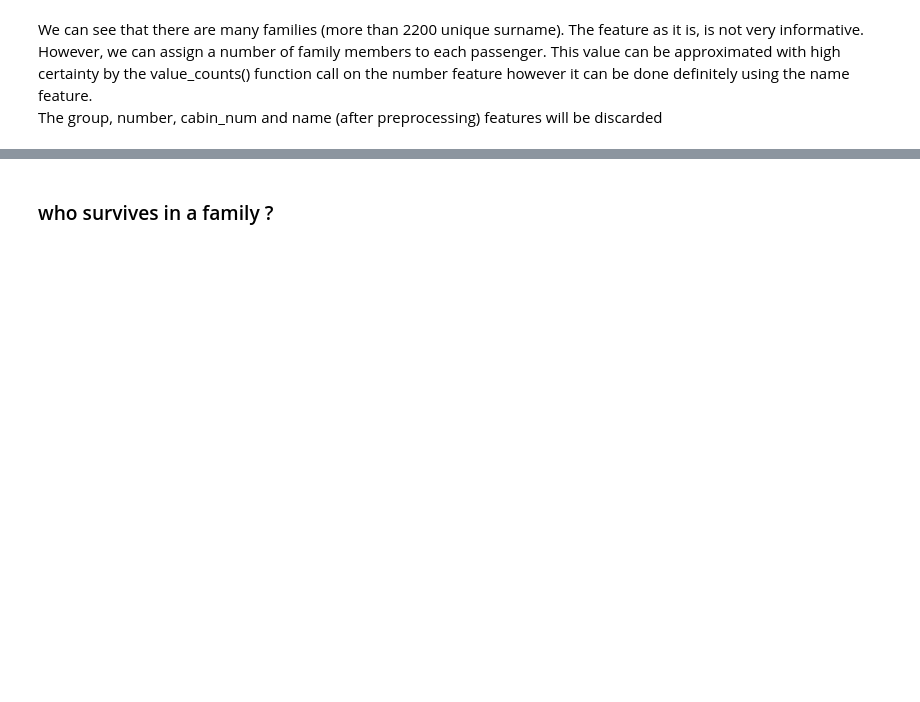
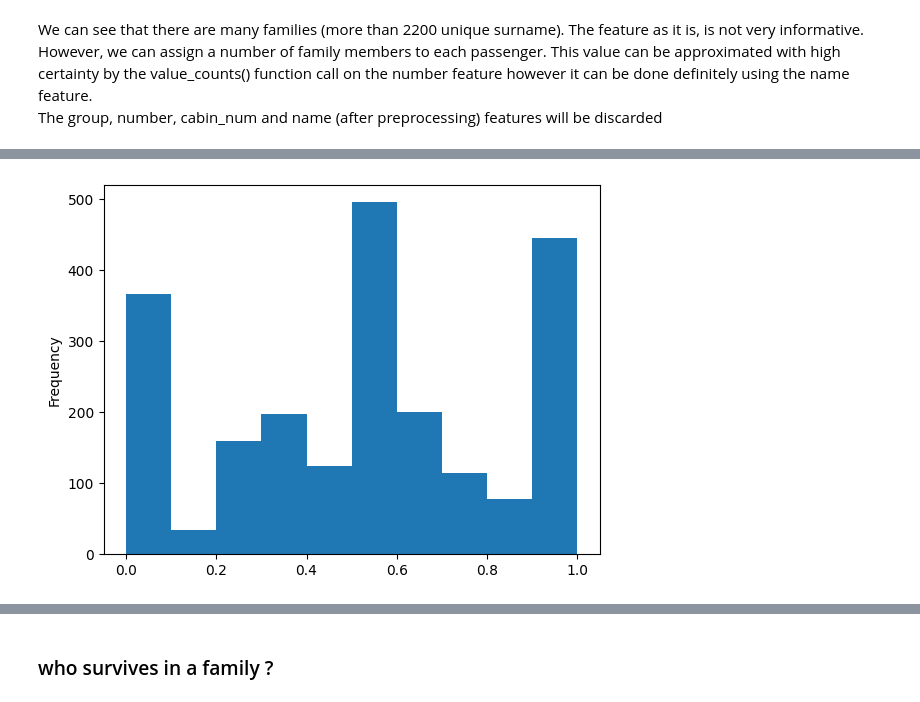
Before and after one commit to ayhem18/My_Kaggle_Repo, a Jupyter notebook: Competitions/SpaceshipTitanic/SST_1.ipynb, the cells around one changed output, grey strips where cells are left out. Cells and saved outputs as stored; diff of their text form; code cells hidden in the pictures; blank space fills up the shorter version.

```diff
--- a/Competitions/SpaceshipTitanic/SST_1.ipynb
+++ b/Competitions/SpaceshipTitanic/SST_1.ipynb
@@ -8,6 +8,7 @@ import numpy as np
 import seaborn as sns
 import matplotlib.pyplot as plt
 import os
+sns.set_theme(style="darkgrid")
 # %%
 # variable to determine whether the notebook is running on Collab or not
 try:
@@ -672,9 +869,9 @@ df, df_test = apply_functions(df, df_test, set_fam_size)
 # %%
-# shit
-# let's see how the numerical features varies different families
-# survival rate
-fam_survival = pd.pivot_table(df, index='name', values=['y'], aggfunc=['mean', 'count'])
+# the transportation rate differs from one family to another, with 0, 0.5 and 1 being the most common values.
+fam_transportation = pd.pivot_table(df, index='name', values=['y'], aggfunc=['mean', 'count'])
 # print(fam_survival.sort_values(by=('mean', 'y'), ascending=False))
 # let's visualize the the distribution of the survival rate among families
-fam_survival.reset_index()[('mean', 'y')].plot(kind='hist')
+fam_transportation.reset_index()[('mean', 'y')].plot(kind='hist')
 plt.show()
+# %% [output]
+[figure, added]
```
Also changed, not shown: parts of 55 cells of this notebook.
